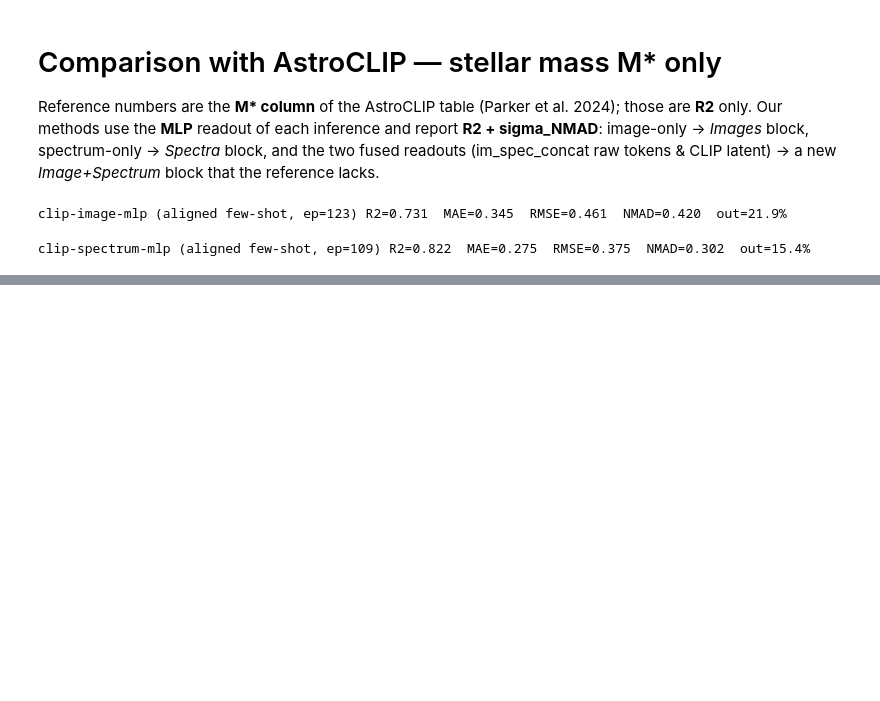
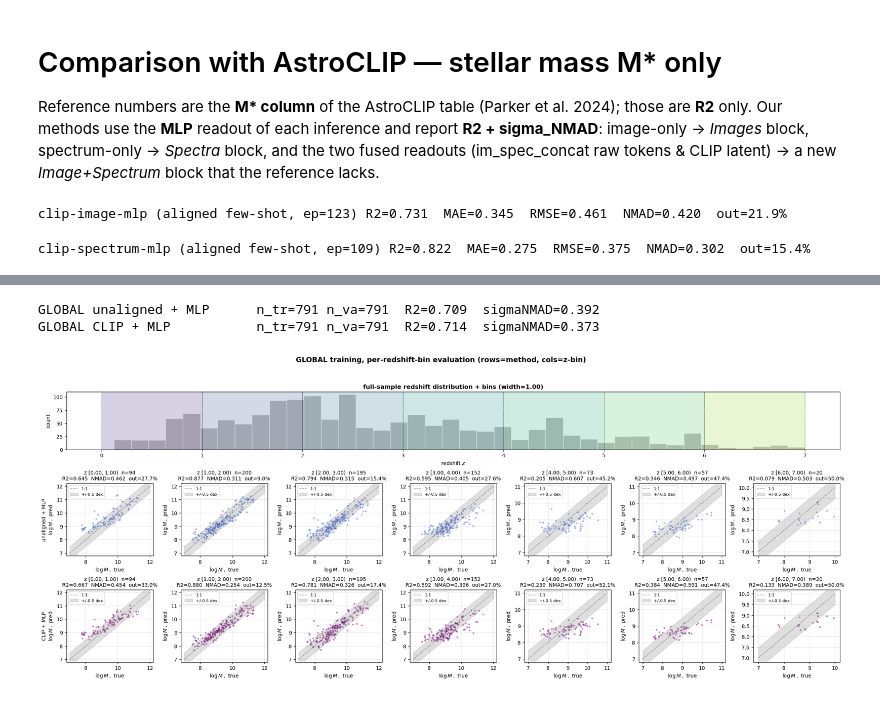
Before and after one commit to 2003cy/ssl_outthere, a Jupyter notebook: encoder_fusion/downstream_mass.ipynb, the cells around one changed output, grey strips where cells are left out. Saved outputs shown, nothing was run; the diff lists cells and outputs as text; code cells hidden in the pictures; blank space fills up the shorter version.

```diff
--- a/encoder_fusion/downstream_mass.ipynb
+++ b/encoder_fusion/downstream_mass.ipynb
@@ -179,7 +179,7 @@ def plot_pred(ax, y, yp, title, color=None):
     ax.scatter(y, yp, s=6, alpha=0.4, color=color, rasterized=True)
     ax.plot([lo, hi], [lo, hi], "k--", lw=1, label="1:1", alpha=0.4)
     xl = np.linspace(lo, hi, 100)
-    ax.fill_between(xl, xl - 0.5, xl + 0.5, alpha=0.10, color="gray", label="+/-0.5 dex")
+    ax.fill_between(xl, xl - 0.5, xl + 0.5, alpha=0.25, color="gray", label="+/-0.5 dex")
     ax.set_xlabel(r"$\log M_\star$ true"); ax.set_ylabel(r"$\log M_\star$ pred")
     ax.set_title(f"{title}\nR2={m['r2']:.3f}  NMAD={m['nmad']:.3f}  out={m['out']:.1%}", fontsize=10)
     ax.set_xlim(lo - 0.2, hi + 0.2); ax.set_ylim(lo - 0.2, hi + 0.2); ax.legend(fontsize=8, loc="upper left"); ax.grid(alpha=0.3)
@@ -956,14 +973,0 @@ for g in ("Images", "Spectra", "Image+Spectrum"):
-# %%
-# === pred vs true for the selected MLP readouts (the rows of the comparison table) ===
-sel_methods = [
-    ("image + MLP",          results_uni[("image", "mlp")]["pred_test"],    "seagreen"),
-    ("spectrum + MLP",       results_uni[("spectrum", "mlp")]["pred_test"], "darkorange"),
-    ("im_spec_concat + MLP", results["mlp"]["pred_test"],                   "royalblue"),
-    ("CLIP latent + MLP",    results_clip["clip-mlp"]["pred_test"],         "purple"),
-]
-fig, axes = plt.subplots(1, 4, figsize=(20, 5))
-for ax, (title, pred, col) in zip(axes, sel_methods):
-    plot_pred(ax, y[te], pred, title, col)
-fig.suptitle(f"Stellar mass $M_\\star$ - MLP readout, pred vs true (val n={len(te)})",
-             fontsize=14, fontweight="bold")
-plt.tight_layout(); plt.show()
@@ -971,0 +1174,54 @@ plt.tight_layout(); plt.show()
+# %%
+# === Global training + per-redshift-bin evaluation (same dataset / bins / methods as above) ===
+import matplotlib.gridspec as gridspec
+
+# one global train/val split over the full re-loaded dataset; train each method once
+tr_all, va_all = train_test_split(np.arange(len(_ix)), test_size=BIN_VAL_FRAC,
+                                  random_state=SEED, shuffle=True)
+zva, yva = gz[va_all], gy[va_all]
+gpred = {}
+for mi, (mname, fitfn, _) in enumerate(methods):
+    gpred[mi] = fitfn(tr_all, va_all)
+    mm = metrics(yva, gpred[mi])
+    print("GLOBAL %-20s n_tr=%d n_va=%d  R2=%.3f  sigmaNMAD=%.3f" %
+          (mname, len(tr_all), len(va_all), mm["r2"], mm["nmad"]))
+
+# --- plot: top z-dist + grid (rows=method, cols=z-bin), global model evaluated per bin ---
+fig = plt.figure(figsize=(3.9 * NB, 3.5 * len(methods) + 2.6))
+gs  = gridspec.GridSpec(len(methods) + 1, NB, height_ratios=[0.8] + [1] * len(methods),
+                        hspace=0.5, wspace=0.32)
+axz = fig.add_subplot(gs[0, :])
+axz.hist(gz, bins=max(40, NB * 3), color="0.75", edgecolor="white")
+for j in range(NB): axz.axvspan(edges[j], edges[j + 1], color=bcol[j], alpha=0.22)
+for e in edges: axz.axvline(e, color="k", lw=0.7, ls="--", alpha=0.45)
+axz.set_xlabel(r"redshift $z$"); axz.set_ylabel("count")
+axz.set_title("full-sample redshift distribution + bins (width=%.2f)" % WIDTH_Z_BIN, fontweight="bold")
+for mi, (mname, _, col) in enumerate(methods):
+    for j in range(NB):
+        ax = fig.add_subplot(gs[mi + 1, j])
+        mask = (zva >= edges[j]) & (zva < edges[j + 1])
+        ttl = "z [%.2f, %.2f)" % (edges[j], edges[j + 1])
+        if mask.sum() >= 10:
+            plot_pred(ax, yva[mask], gpred[mi][mask], ttl + "  n=%d" % int(mask.sum()), col)
+        else:
+            ax.set_title(ttl + "  (too few)", fontsize=8); ax.set_xticks([]); ax.set_yticks([])
+        if j == 0 and mask.sum() >= 10:
+            ax.set_ylabel(mname + "\n" + r"$\log M_\star$ pred", fontsize=10)
+fig.suptitle("GLOBAL training, per-redshift-bin evaluation (rows=method, cols=z-bin)",
+             fontsize=14, fontweight="bold")
+plt.tight_layout(); plt.show()
+
+# --- numeric summary per (method, z-bin) ---
+print("%-20s %-16s %4s %7s %11s" % ("method", "z-bin", "n", "R2", "sigma_NMAD"))
+for mi, (mname, _, _) in enumerate(methods):
+    for j in range(NB):
+        mask = (zva >= edges[j]) & (zva < edges[j + 1])
+        if mask.sum() < 10:
+            continue
+        mm = metrics(yva[mask], gpred[mi][mask])
+        print("%-20s %-16s %4d %7.3f %11.3f" % (mname, "[%.2f,%.2f)" % (edges[j], edges[j + 1]),
+                                                int(mask.sum()), mm["r2"], mm["nmad"]))
+# %% [output]
+GLOBAL unaligned + MLP      n_tr=791 n_va=791  R2=0.709  sigmaNMAD=0.392
+GLOBAL CLIP + MLP           n_tr=791 n_va=791  R2=0.714  sigmaNMAD=0.373
+[figure, added]
```
Also changed, not shown: parts of 10 cells of this notebook, 10 other files.
